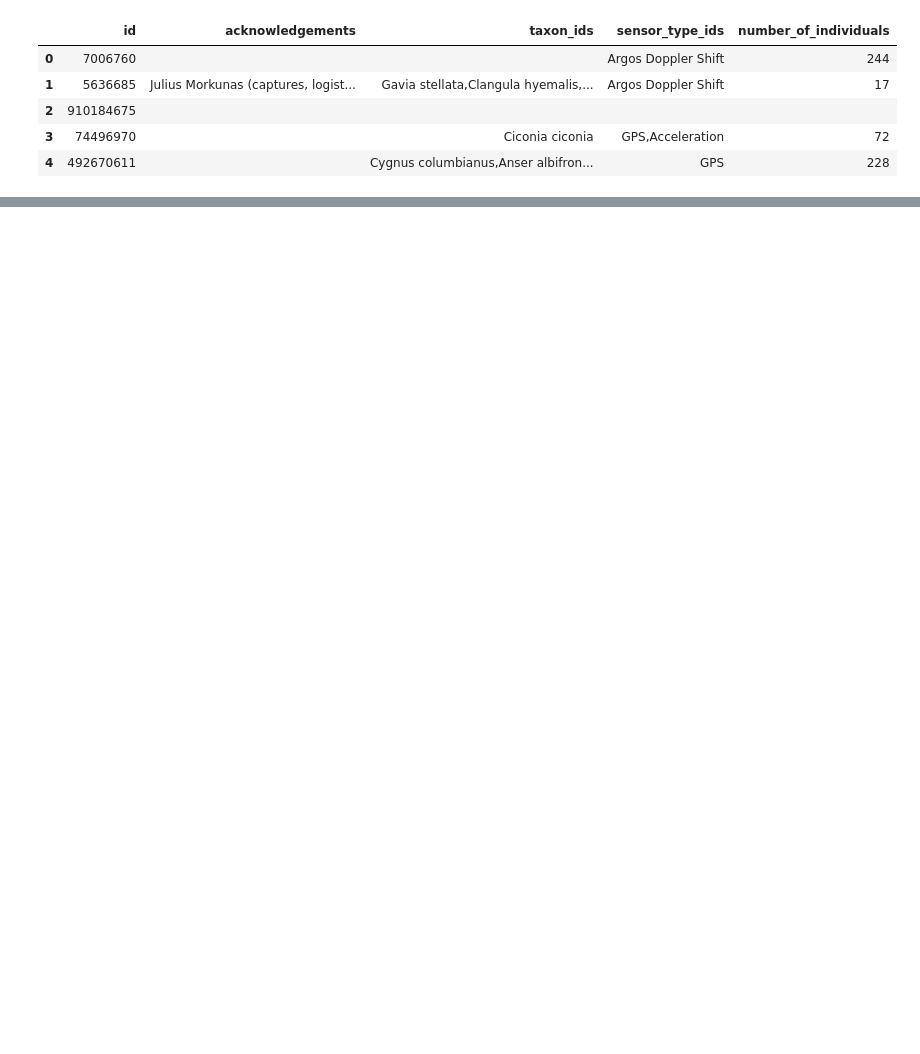
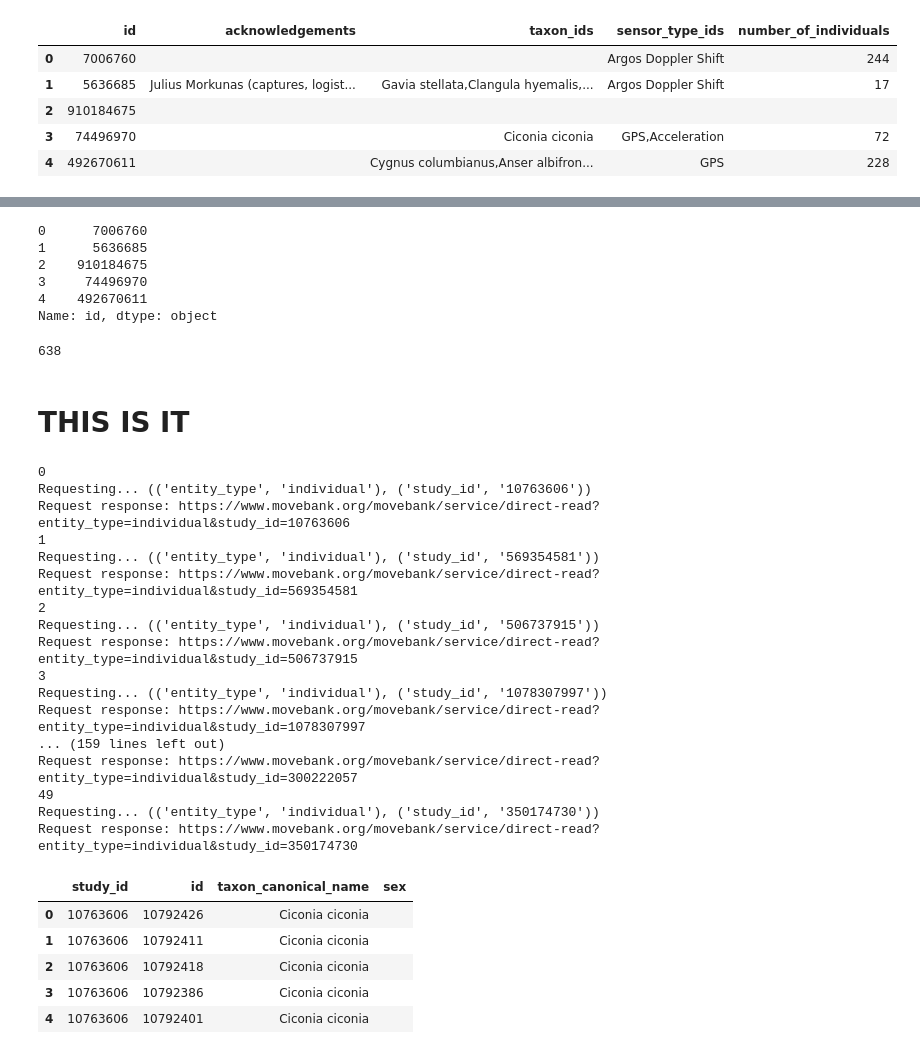
Before and after one commit to saharshleo/WildlifeTracking, a Jupyter notebook: data_collection/DataCollection.ipynb, the cells around one changed output, grey strips where cells are left out. Cells and saved outputs as stored; diff of their text form; code cells hidden in the pictures; blank space fills up the shorter version.

```diff
--- a/data_collection/DataCollection.ipynb
+++ b/data_collection/DataCollection.ipynb
@@ -125,0 +129,3 @@ print(len(main_table))
+# %%
+done_ids = pickle.load(open('study_ids_done.p', 'rb'))
+print(done_ids)
@@ -125,0 +150,18 @@ print(len(main_table))
+# %%
+all_ids = pickle.load(open('all_study_ids.p', 'rb'))
+print(all_ids.head())
+# %% [output]
+0      7006760
+1      5636685
+2    910184675
+3     74496970
+4    492670611
+Name: id, dtype: object
+# %%
+done_ids_set = set(done_ids)
+all_ids_set = set(all_ids)
+remaining_ids_set = all_ids_set.difference(done_ids)
+print(len(remaining_ids_set))
+remaining_ids = pd.Series(list(remaining_ids_set))
+# %% [output]
+638
@@ -126,9 +170,43 @@ print(len(main_table))
+# %% [markdown]
+# THIS IS IT
 # %%
 individual_dicts = []
-for i in [i for i in main_table][:50]:
+empty = 0
+count = 0
+for i in today_ids:
+    print(count)
+    count += 1
     response = getStudyIndividuals(i)
+    if len(response) == 0:
+        print('Empty response')
+        empty+=1
     for d in response:
         d['study_id'] = i
     individual_dicts += response
 individuals_table = pd.DataFrame(individual_dicts)[['study_id', 'id', 'taxon_canonical_name', 'sex']]
+
 individuals_table.head()
+# %% [output]
+0
+Requesting... (('entity_type', 'individual'), ('study_id', '10763606'))
+Request response: https://www.movebank.org/movebank/service/direct-read?entity_type=individual&study_id=10763606
+1
+Requesting... (('entity_type', 'individual'), ('study_id', '569354581'))
+Request response: https://www.movebank.org/movebank/service/direct-read?entity_type=individual&study_id=569354581
+2
+Requesting... (('entity_type', 'individual'), ('study_id', '506737915'))
+Request response: https://www.movebank.org/movebank/service/direct-read?entity_type=individual&study_id=506737915
+3
+Requesting... (('entity_type', 'individual'), ('study_id', '1078307997'))
+Request response: https://www.movebank.org/movebank/service/direct-read?entity_type=individual&study_id=1078307997
+... (159 lines left out)
+Request response: https://www.movebank.org/movebank/service/direct-read?entity_type=individual&study_id=300222057
+49
+Requesting... (('entity_type', 'individual'), ('study_id', '350174730'))
+Request response: https://www.movebank.org/movebank/service/direct-read?entity_type=individual&study_id=350174730
+|  | study_id | id | taxon_canonical_name | sex |
+| 0 | 10763606 | 10792426 | Ciconia ciconia |  |
+| 1 | 10763606 | 10792411 | Ciconia ciconia |  |
+| 2 | 10763606 | 10792418 | Ciconia ciconia |  |
+| 3 | 10763606 | 10792386 | Ciconia ciconia |  |
+| 4 | 10763606 | 10792401 | Ciconia ciconia |  |
```
Also changed, not shown: parts of 12 cells of this notebook, 3 other files.
